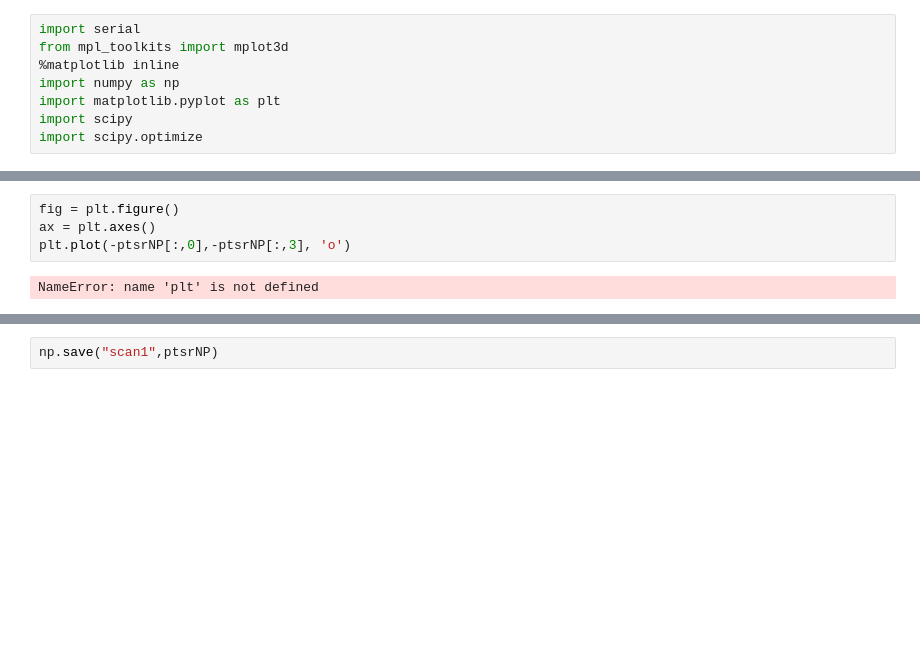
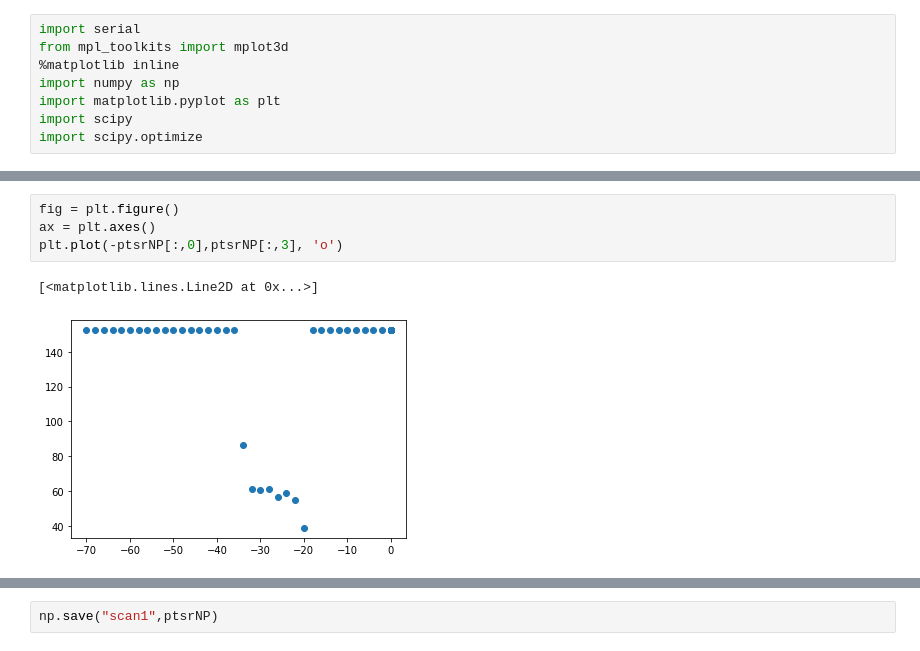
Before and after one commit to julesbrettle/3D_Scanner, a Jupyter notebook: 3d_scanner_jupyter_pan_only.ipynb, the cells around one changed output, grey strips where cells are left out. Drawn from its saved outputs; the diff is of its cells as text; blank space fills up the shorter version.

```diff
--- a/3d_scanner_jupyter_pan_only.ipynb
+++ b/3d_scanner_jupyter_pan_only.ipynb
@@ -163,9 +182,10 @@ NameError: name 'ds' is not defined
 # %%
 fig = plt.figure()
 ax = plt.axes()
-plt.plot(-ptsrNP[:,0],-ptsrNP[:,3], 'o')
+plt.plot(-ptsrNP[:,0],ptsrNP[:,3], 'o')
 # %% [output]
-NameError: name 'plt' is not defined
+[<matplotlib.lines.Line2D at 0x...>]
+[figure, added]
 # %%
 fig = plt.figure()
 ax = plt.axes()
```
Also changed, not shown: parts of 6 cells of this notebook, 3 other files.
